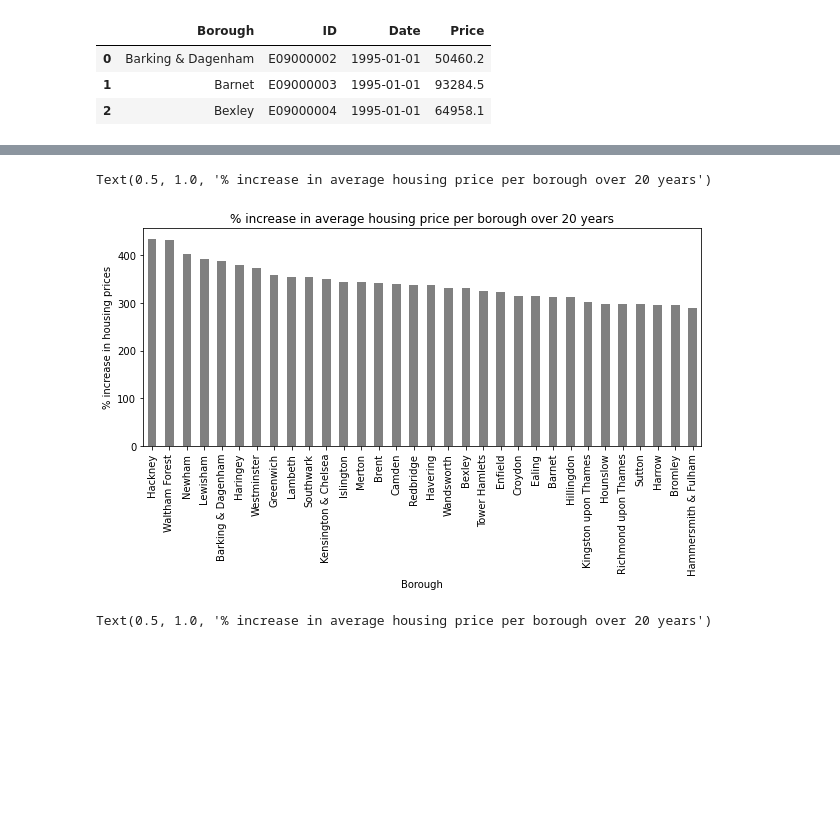
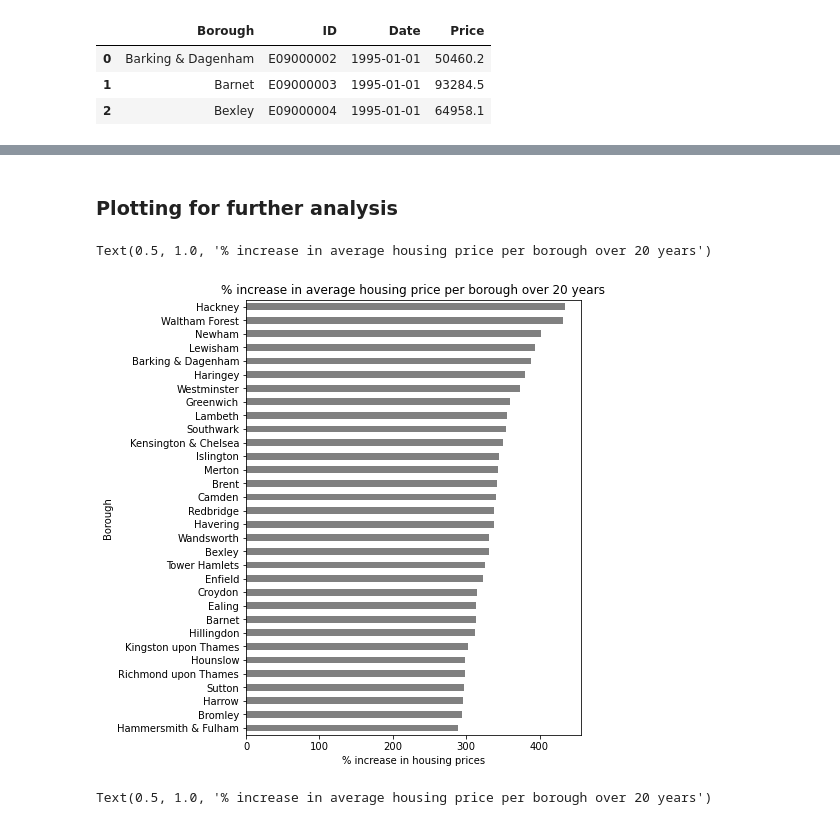
Before and after one commit to mandanah/London-Historical-Housing-Price-Analysis, a Jupyter notebook: London_Historical_Housing_Price_Analysis.ipynb, the cells around one changed output, grey strips where cells are left out. Saved outputs shown, nothing was run; the diff lists cells and outputs as text; code cells hidden in the pictures; blank space fills up the shorter version.

Commit message:
adding plots for further analysis

```diff
--- a/London_Historical_Housing_Price_Analysis.ipynb
+++ b/London_Historical_Housing_Price_Analysis.ipynb
@@ -101,12 +111,14 @@ Barking & Dagenham    388.220065
 Name: Price, dtype: float64
+# %% [markdown]
+### Plotting for further analysis
 # %%
-plt.figure(figsize=(10,4))
-ratios.plot(kind='bar', color='gray')
-plt.ylabel('% increase in housing prices')
+plt.figure(figsize=(6,8))
+ratios.sort_values(ascending=True).plot(kind='barh', color='gray')
+plt.xlabel('% increase in housing prices')
 plt.title('% increase in average housing price per borough over 20 years')
 # %% [output]
 Text(0.5, 1.0, '% increase in average housing price per borough over 20 years')
-[figure, old version]
+[figure, new version]
 # %%
 ratios.plot(kind='box')
 plt.ylabel('% increase in housing prices')
```
Also changed, not shown: parts of 1 cell of this notebook.
